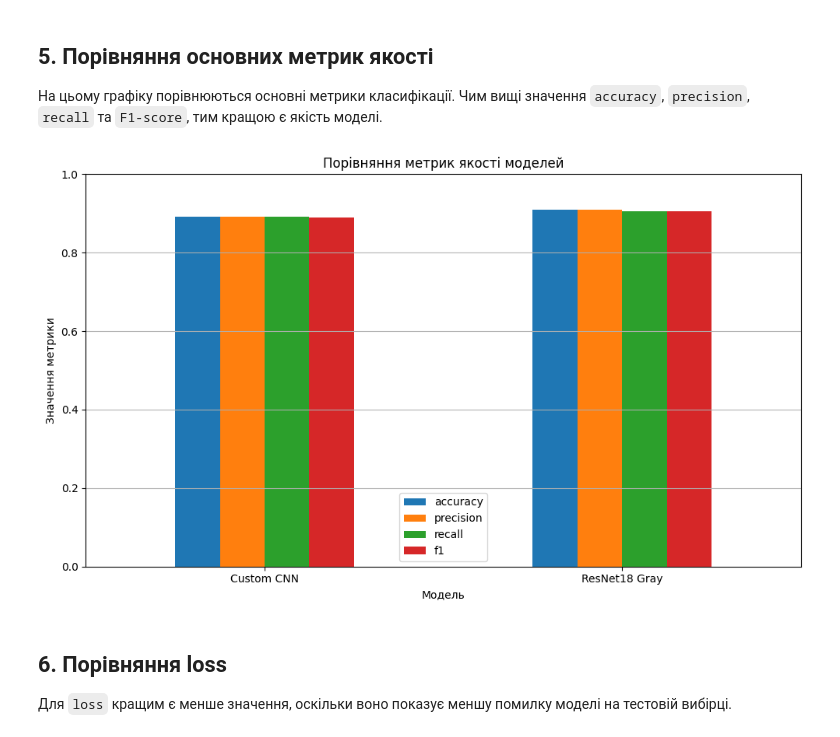
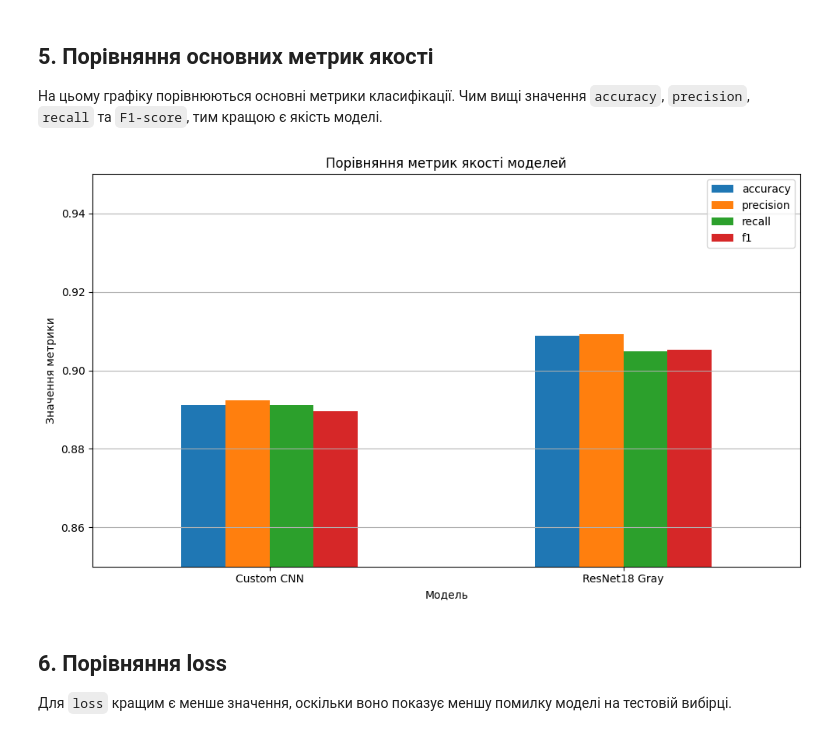
Before and after one commit to v1ncentq/CarLogoClassifierModel, a Jupyter notebook: notebooks/03_model_comparison.ipynb, the cells around one changed output. Cells and saved outputs as stored; diff of their text form; code cells hidden in the pictures.

Commit message:
docs: update model comparison graph

```diff
--- a/notebooks/03_model_comparison.ipynb
+++ b/notebooks/03_model_comparison.ipynb
@@ -101,17 +101,17 @@ df_rounded
 # %%
 quality_metrics = ["accuracy", "precision", "recall", "f1"]
 
 ax = df.set_index("model")[quality_metrics].plot(kind="bar", figsize=(10, 6))
 ax.set_title("Порівняння метрик якості моделей")
 ax.set_xlabel("Модель")
 ax.set_ylabel("Значення метрики")
-ax.set_ylim(0, 1)
+ax.set_ylim(0.85, 0.95)
 ax.grid(axis="y")
 plt.xticks(rotation=0)
 plt.tight_layout()
 plt.show()
 # %% [output]
-[figure, old version]
+[figure, new version]
 # %% [markdown]
 ## 6. Порівняння loss
 
```
